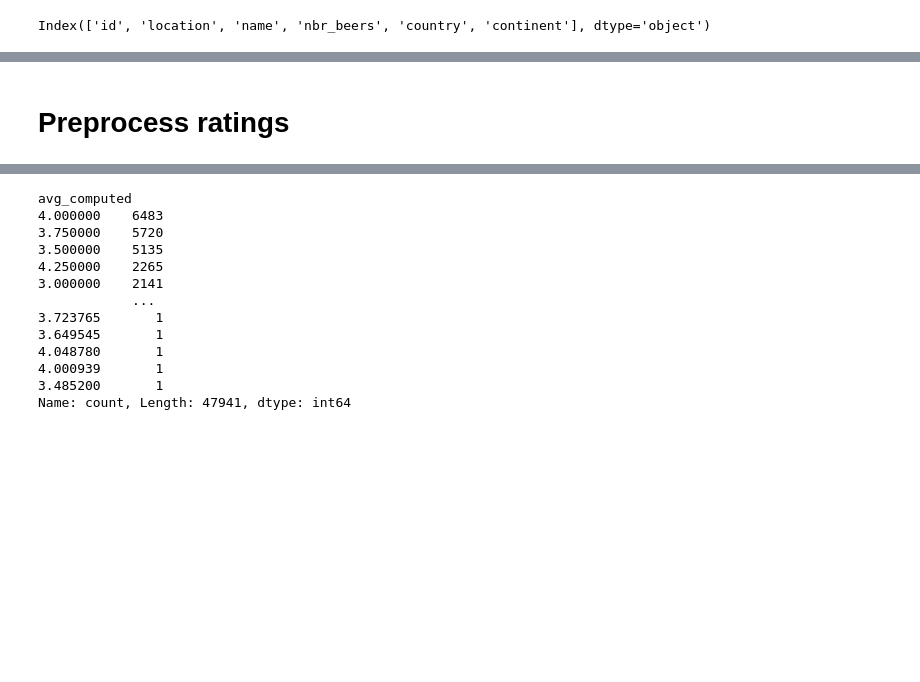
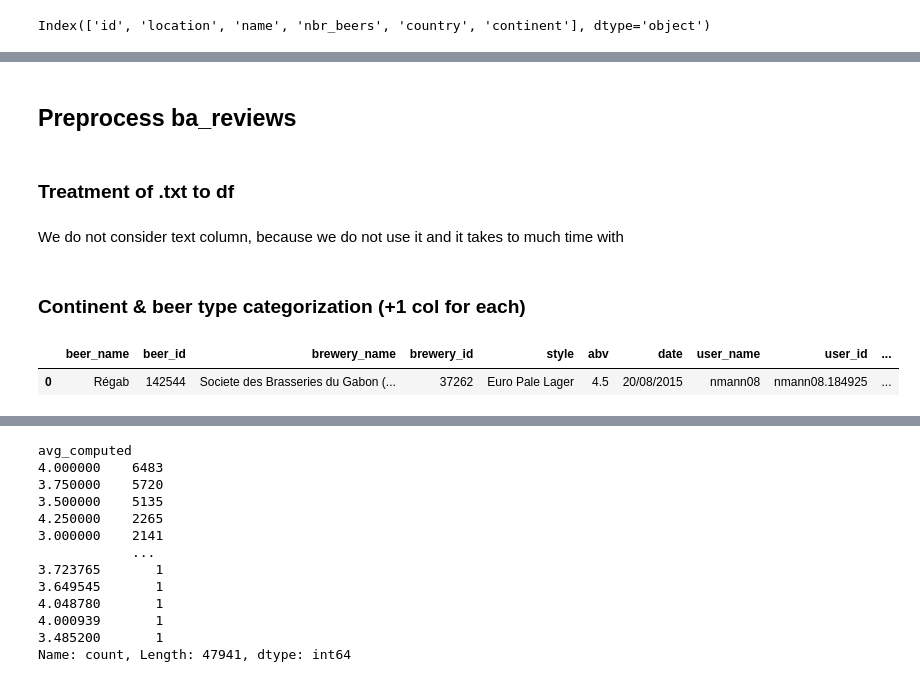
Before and after one commit to epfl-ada/ada-2024-project-bada55, a Jupyter notebook: notebook/preprocessing.ipynb, the cells around one changed output, grey strips where cells are left out. Saved outputs shown, nothing was run; the diff lists cells and outputs as text; code cells hidden in the pictures; blank space fills up the shorter version.

```diff
--- a/notebook/preprocessing.ipynb
+++ b/notebook/preprocessing.ipynb
@@ -30,0 +17,10 @@ df_users = pd.read_csv(BA_USERS_DATASET)
+# %%
+BA_BEERS_DATASET = BEER_ADVOCATE_FOLDER + "beers.csv"
+BA_BREWERIES_DATASET = BEER_ADVOCATE_FOLDER + "breweries.csv"
+BA_USERS_DATASET = BEER_ADVOCATE_FOLDER + "users.csv"
+BA_RATINGS_DATASET = BEER_ADVOCATE_FOLDER + "ratings.txt" + "ratings.txt"
+BA_REVIEWS_DATASET = BEER_ADVOCATE_FOLDER + "reviews.txt" + "reviews.txt"
+
+ba_beers = pd.read_csv(BA_BEERS_DATASET)
+ba_breweries = pd.read_csv(BA_BREWERIES_DATASET)
+ba_users = pd.read_csv(BA_USERS_DATASET)
@@ -164,5 +178,5 @@ style_to_type = {
 # %%
-new_df_breweries = df_breweries.copy()
-new_df_breweries["country"] = new_df_breweries["location"].apply(lambda name : name_to_country(name))
-new_df_breweries["continent"] = new_df_breweries["country"].apply(lambda country : country_continent_map.get(country, "Unknown"))
+new_ba_breweries = ba_breweries.copy()
+new_ba_breweries["country"] = new_ba_breweries["location"].apply(lambda name : name_to_country(name))
+new_ba_breweries["continent"] = new_ba_breweries["country"].apply(lambda country : country_continent_map.get(country, "Unknown"))
 # %% [markdown]
@@ -172,5 +188,5 @@ new_df_breweries.columns
 # %% [output]
 Index(['id', 'location', 'name', 'nbr_beers', 'country', 'continent'], dtype='object')
 # %%
-dict_id_br_cont = dict(zip(new_df_breweries["id"], new_df_breweries["continent"]))
+dict_id_br_cont_ba = dict(zip(new_ba_breweries["id"], new_ba_breweries["continent"]))
 # %%
@@ -181,17 +209,21 @@ new_df_beers["type"] = new_df_beers["style"].apply(style_to_type.get)
 # %% [markdown]
-# Preprocess ratings
+## Preprocess ba_reviews
+# %% [markdown]
+### Treatment of .txt to df
+# %% [markdown]
+We do not consider text column, because we do not use it and it takes to much time with
 # %%
 columns = ['beer_name', 'beer_id', 'brewery_name', 'brewery_id', 'style', 'abv', 'date',
            'user_name', 'user_id','appearance', 'aroma', 'palate', 'taste', 'overall',
-           'rating', 'text', 'review']
+           'rating', 'review']
 
 data = []
 current_entry = {}
 
-max_entries = 100_000 #nb of treated lines in txt
+max_entries = 100_000 #nb of treated lines in txt, max=2_589_586 reviews, runable with but takes times
 entry_count = 0
 
-with open("../data/BeerAdvocate/ratings.txt", 'r', encoding='utf-8') as file:
+with open("../data/BeerAdvocate/ratings.txt/ratings.txt", 'r', encoding='utf-8') as file:
     #preview = file.read(100)
     #print(preview)
 
@@ -202,7 +234,9 @@ with open("../data/BeerAdvocate/ratings.txt", 'r', encoding='utf-8') as file:
                 key, value = line.split(':', 1)  # Séparer la clé et la valeur
                 key = key.strip()
                 value = value.strip()
-                current_entry[key] = value
+                if key != 'text':  # Ajouter au dictionnaire si la clé n'est pas "text"
+                    current_entry[key] = value
+
         else:
             if current_entry:  # Si un bloc est terminé, ajouter l'entrée au dataset
                 data.append(current_entry)
@@ -216,9 +250,15 @@ if current_entry and entry_count < max_entries:
 
 ba_ratings = pd.DataFrame(data, columns=columns)
 ba_ratings["date"] = pd.to_numeric(ba_ratings["date"])
-ba_ratings["date"] = pd.to_datetime(ba_ratings["date"], unit='s').dt.strftime('%d/%m/%Y')
+ba_ratings["date"] = pd.to_datetime(ba_ratings["date"], unit='s', errors='coerce') # .dt.strftime('%d/%m/%Y') (keep dd/mm/yyyy)
 cols = ['appearance', 'aroma', 'palate', 'taste', 'overall', 'rating']
 ba_ratings[cols] = ba_ratings[cols].apply(pd.to_numeric, errors = 'coerce')
+# %% [markdown]
+### Continent & beer type categorization (+1 col for each)
 # %%
-ba_ratings["continent"] = ba_ratings["brewery_id"].apply(lambda id_: dict_id_br_cont.get(int(id_)))
+ba_ratings["continent"] = ba_ratings["brewery_id"].apply(lambda id_: dict_id_br_cont_ba.get(int(id_)))
 ba_ratings["type"] = ba_ratings["style"].apply(style_to_type.get)
+display(ba_ratings.head(1))
+# %% [output]
+|  | beer_name | beer_id | brewery_name | brewery_id | style | abv | date | user_name | user_id | ... |
+| 0 | Régab | 142544 | Societe des Brasseries du Gabon (... | 37262 | Euro Pale Lager | 4.5 | 20/08/2015 | nmann08 | nmann08.184925 | ... |
```
Also changed, not shown: parts of 38 cells of this notebook, 2 other files.
